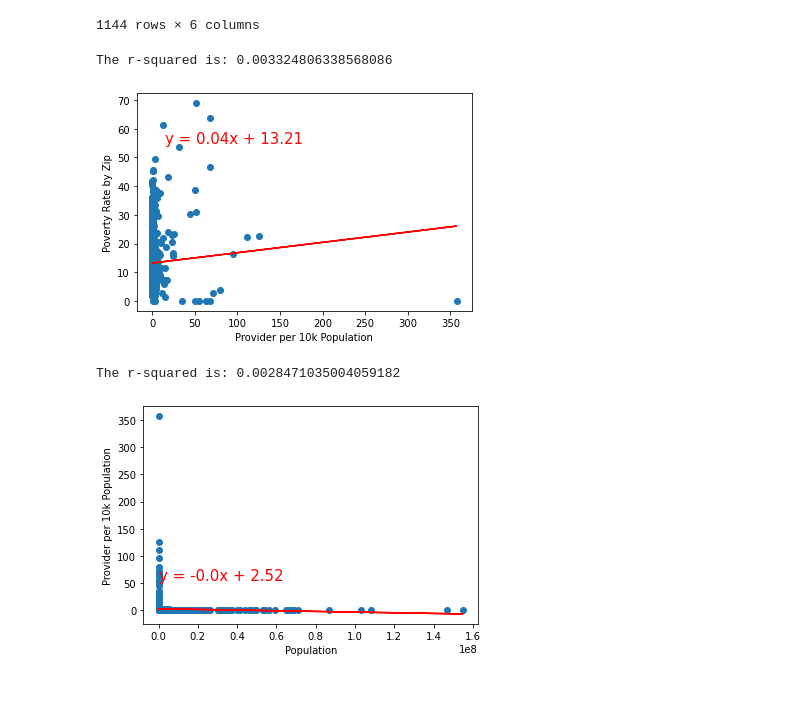
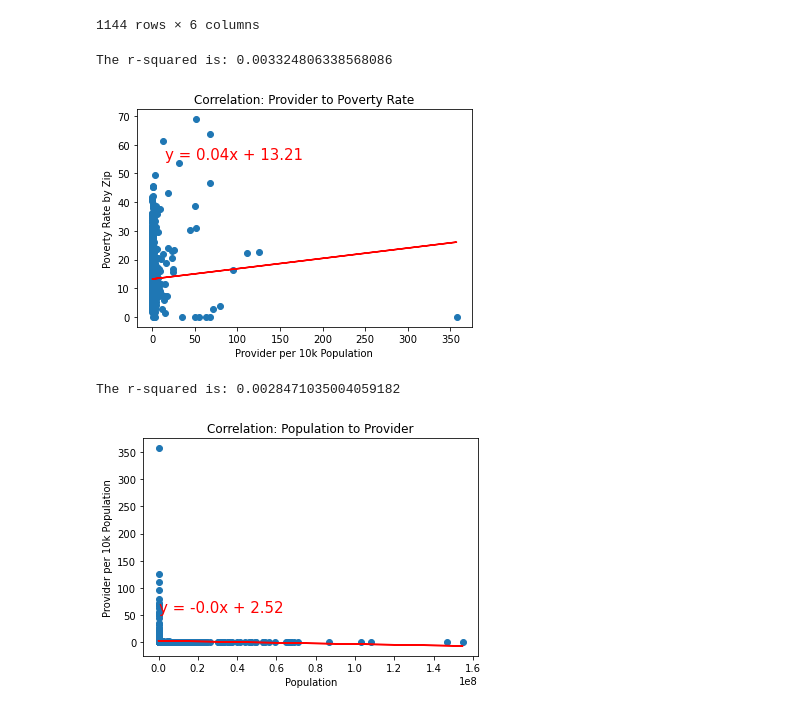
Before and after one commit to vsanga04/Project-1, a Jupyter notebook: Provider_data.ipynb, the cells around one changed output. Drawn from its saved outputs; the diff is of its cells as text; code cells hidden in the pictures.

Commit message:
minor updates to charts

```diff
--- a/Provider_data.ipynb
+++ b/Provider_data.ipynb
@@ -647,21 +649,21 @@ zip_rates_df
 # %%
 y_values = zip_rates_df['Poverty_rate']
 x_values = zip_rates_df['Provider_per_10k']
 (slope, intercept, rvalue, pvalue, stderr) = linregress(x_values, y_values)
 regress_values = x_values * slope + intercept
 line_eq = "y = " + str(round(slope,2)) + "x + " + str(round(intercept,2))
 plt.scatter(x_values,y_values)
 plt.plot(x_values,regress_values,"r-")
 plt.annotate(line_eq,(15,55),fontsize=15,color="red")
 plt.ylabel('Poverty Rate by Zip')
 plt.xlabel('Provider per 10k Population')
 print(f"The r-squared is: {rvalue**2}")
-
+plt.title("Correlation: Provider to Poverty Rate")
 plt.savefig("output_figures/Regression.png")
 plt.show()
 # %% [output]
 The r-squared is: 0.003324806338568086
-[figure, old version]
+[figure, new version]
 # %%
 x_values = zip_rates_df['Population']
 y_values = zip_rates_df['Provider_per_10k']
@@ -674,9 +676,9 @@ plt.annotate(line_eq,(35,55),fontsize=15,color="red")
 plt.xlabel('Population')
 plt.ylabel('Provider per 10k Population')
 print(f"The r-squared is: {rvalue**2}")
-
+plt.title("Correlation: Population to Provider")
 plt.savefig("output_figures/Regression_Population.png")
 plt.show()
 # %% [output]
 The r-squared is: 0.0028471035004059182
-[figure, old version]
+[figure, new version]
```
Also changed, not shown: parts of 3 cells of this notebook, 5 other files.
